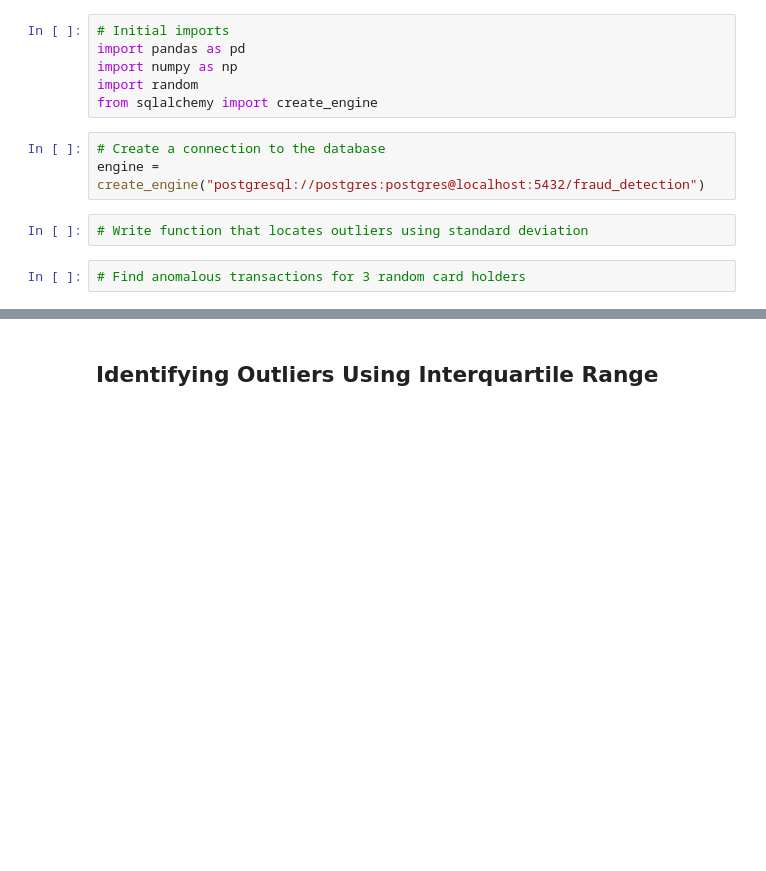
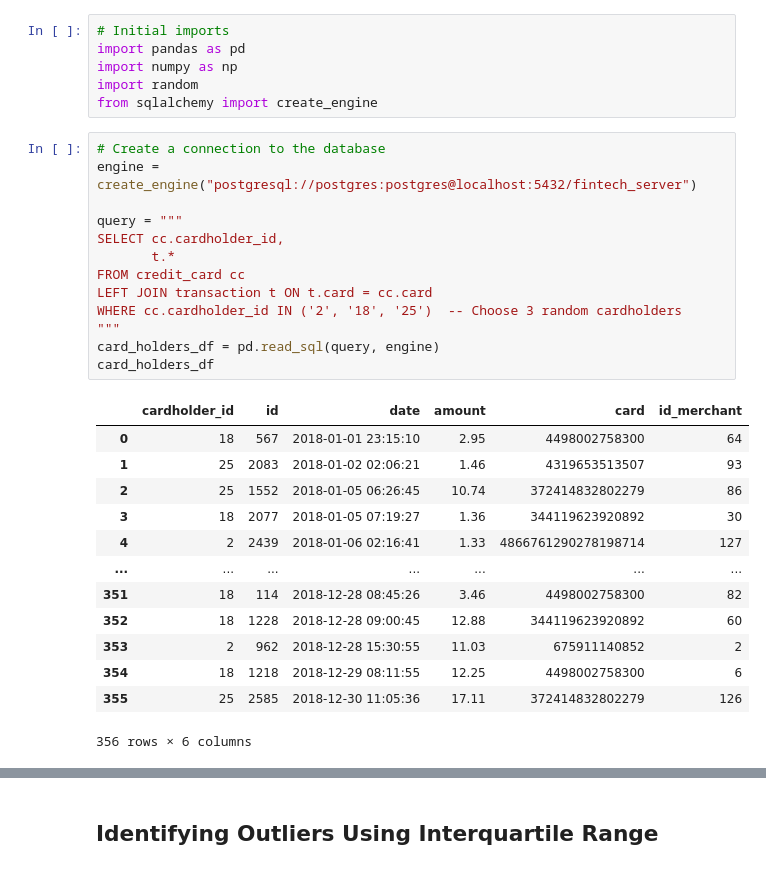
Before and after one commit to Mccalabrese/SQL-and-Postgre-to-detect-fraud, a Jupyter notebook: challenge.ipynb, the cells around one changed output, grey strips where cells are left out. Cells and saved outputs as stored; diff of their text form; blank space fills up the shorter version.

```diff
--- a/challenge.ipynb
+++ b/challenge.ipynb
@@ -14,10 +14,30 @@ import pandas as pd
 import numpy as np
 import random
 from sqlalchemy import create_engine
-# %%
-# Create a connection to the database
-engine = create_engine("postgresql://postgres:postgres@localhost:5432/fraud_detection")
-# %%
-# Write function that locates outliers using standard deviation
-# %%
-# Find anomalous transactions for 3 random card holders
+# %%
+# Create a connection to the database
+engine = create_engine("postgresql://postgres:postgres@localhost:5432/fintech_server")
+
+query = """
+SELECT cc.cardholder_id,
+       t.*
+FROM credit_card cc
+LEFT JOIN transaction t ON t.card = cc.card
+WHERE cc.cardholder_id IN ('2', '18', '25')  -- Choose 3 random cardholders
+"""
+card_holders_df = pd.read_sql(query, engine)
+card_holders_df
+# %% [output]
+|  | cardholder_id | id | date | amount | card | id_merchant |
+| 0 | 18 | 567 | 2018-01-01 23:15:10 | 2.95 | 4498002758300 | 64 |
+| 1 | 25 | 2083 | 2018-01-02 02:06:21 | 1.46 | 4319653513507 | 93 |
+| 2 | 25 | 1552 | 2018-01-05 06:26:45 | 10.74 | 372414832802279 | 86 |
+| 3 | 18 | 2077 | 2018-01-05 07:19:27 | 1.36 | 344119623920892 | 30 |
+| 4 | 2 | 2439 | 2018-01-06 02:16:41 | 1.33 | 4866761290278198714 | 127 |
+| ... | ... | ... | ... | ... | ... | ... |
+| 351 | 18 | 114 | 2018-12-28 08:45:26 | 3.46 | 4498002758300 | 82 |
+| 352 | 18 | 1228 | 2018-12-28 09:00:45 | 12.88 | 344119623920892 | 60 |
+| 353 | 2 | 962 | 2018-12-28 15:30:55 | 11.03 | 675911140852 | 2 |
+| 354 | 18 | 1218 | 2018-12-29 08:11:55 | 12.25 | 4498002758300 | 6 |
+| 355 | 25 | 2585 | 2018-12-30 11:05:36 | 17.11 | 372414832802279 | 126 |
+356 rows × 6 columns
```
Also changed, not shown: parts of 6 cells of this notebook, 2 other files.
